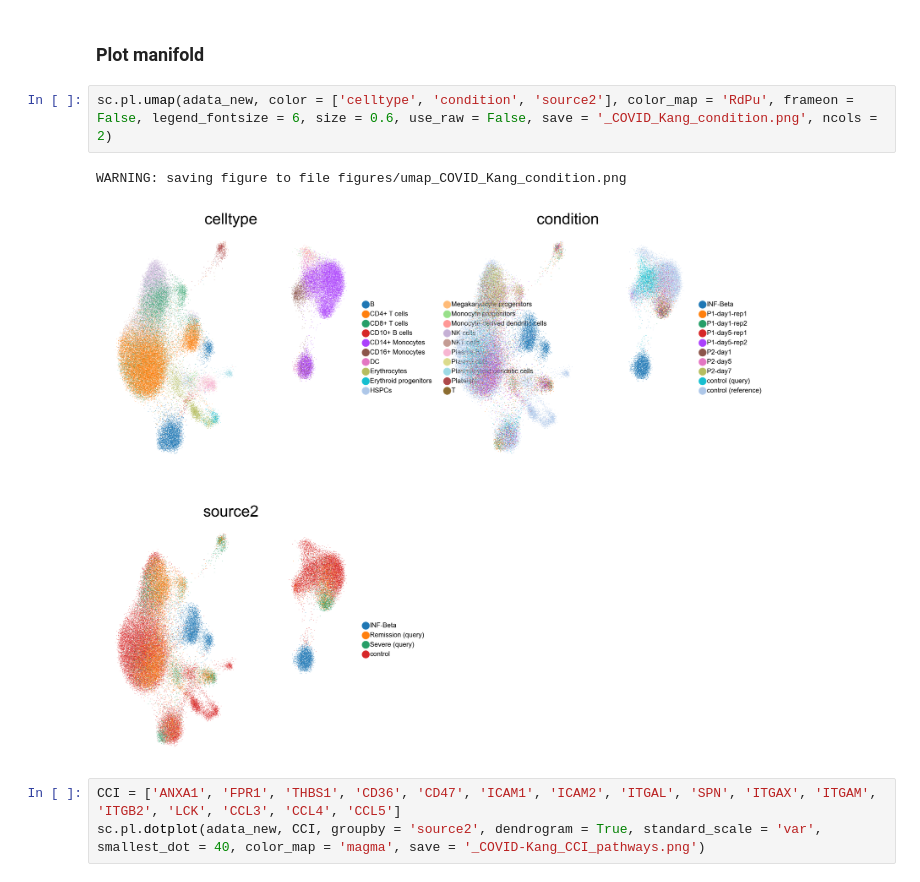
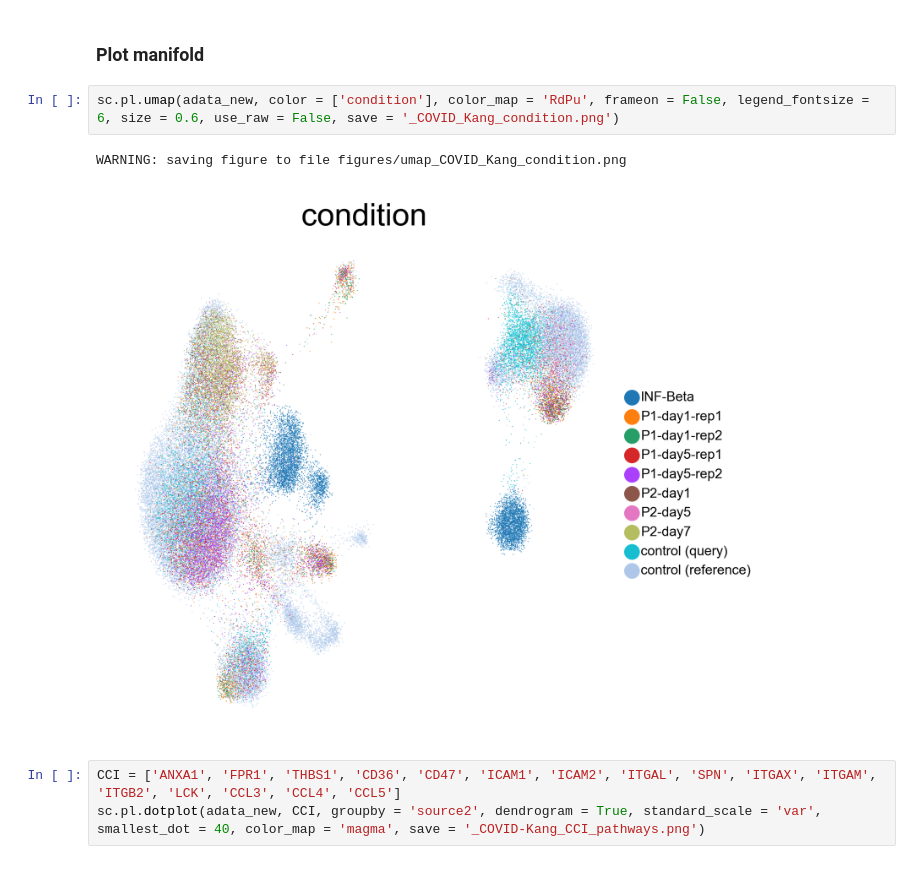
Before and after one commit to theislab/expiMap_reproducibility, a Jupyter notebook: covid/cci/211004_covid_cells_for_cellchat.ipynb, the cells around one changed output. Cells and saved outputs as stored; diff of their text form.

Commit message:
added UMAP plots

```diff
--- a/covid/cci/211004_covid_cells_for_cellchat.ipynb
+++ b/covid/cci/211004_covid_cells_for_cellchat.ipynb
@@ -61,10 +61,10 @@ AnnData object with n_obs × n_vars = 64812 × 10851
 # %% [markdown]
 ### Plot manifold
 # %%
-sc.pl.umap(adata_new, color = ['celltype', 'condition', 'source2'], color_map = 'RdPu', frameon = False, legend_fontsize = 6, size = 0.6, use_raw = False, save = '_COVID_Kang_condition.png', ncols = 2)
+sc.pl.umap(adata_new, color = ['condition'], color_map = 'RdPu', frameon = False, legend_fontsize = 6, size = 0.6, use_raw = False, save = '_COVID_Kang_condition.png')
 # %% [output]
 WARNING: saving figure to file figures/umap_COVID_Kang_condition.png
-[figure, old version]
+[figure, new version]
 # %%
 CCI = ['ANXA1', 'FPR1', 'THBS1', 'CD36', 'CD47', 'ICAM1', 'ICAM2', 'ITGAL', 'SPN', 'ITGAX', 'ITGAM', 'ITGB2', 'LCK', 'CCL3', 'CCL4', 'CCL5']
 sc.pl.dotplot(adata_new, CCI, groupby = 'source2', dendrogram = True, standard_scale = 'var', smallest_dot = 40, color_map = 'magma', save = '_COVID-Kang_CCI_pathways.png')
```
Also changed, not shown: 9 other files.
